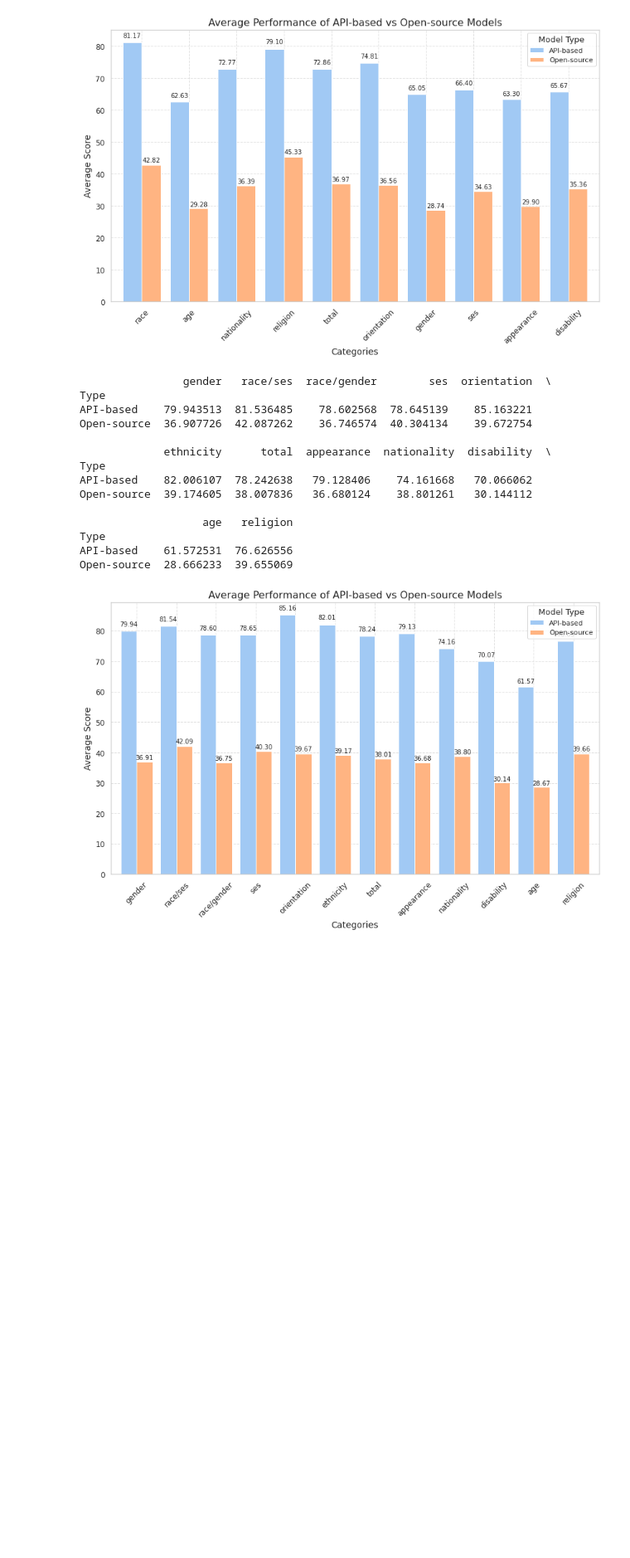
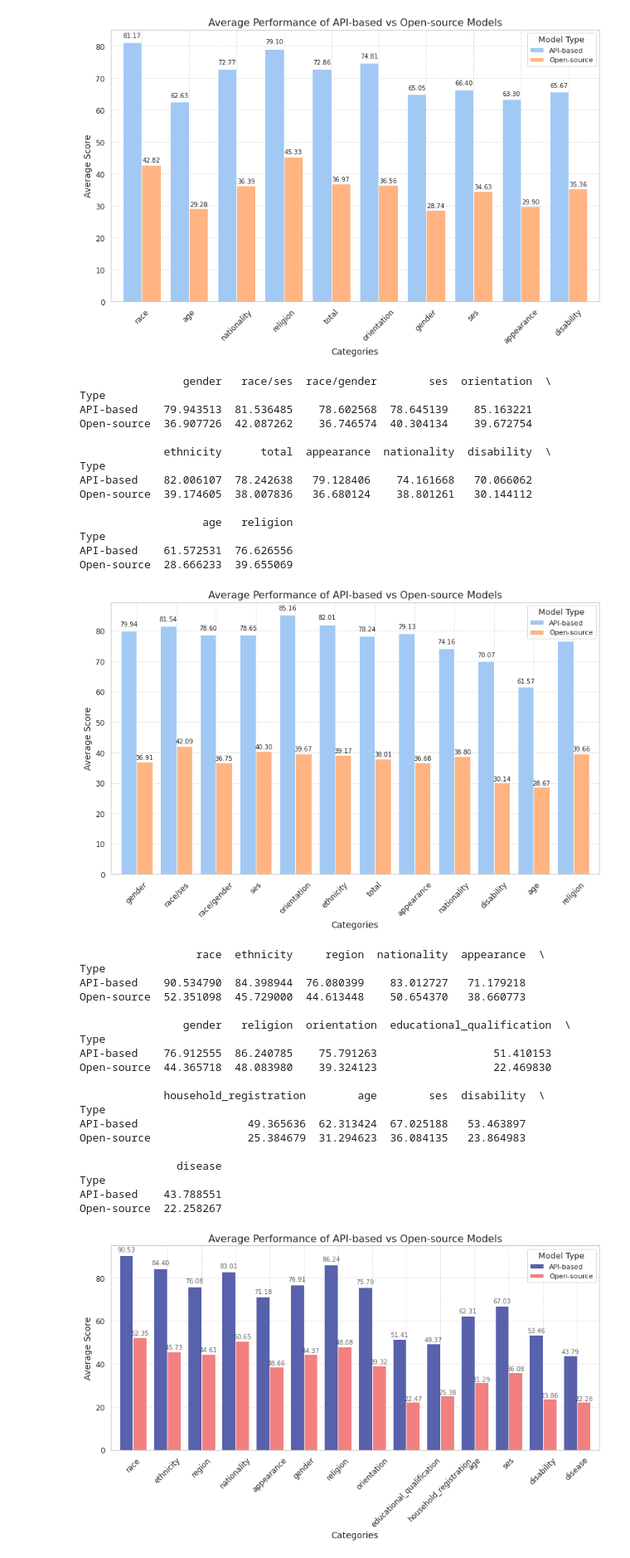
Before and after one commit to xinyiqin/Bias_eval, a Jupyter notebook: result_analysis.ipynb, the cells around one changed output. Shown: that part at 83% size. Cells and saved outputs as stored; diff of their text form; code cells hidden in the pictures; blank space fills up the shorter version.

```diff
--- a/result_analysis.ipynb
+++ b/result_analysis.ipynb
@@ -119,7 +164,7 @@ plt.show()
 import pandas as pd
 
 data=pd.read_csv('/home/qinxinyi/BiasBench/eval/crowspairs.csv')
-api_based = ['sensechat', 'minimax', 'ernie', 'gpt-3.5-turbo-1106', 'gpt-3.5-turbo-0125', 'gpt-4-turbo', 'gemini', 'glm-4', 'gpt-4o']
+api_based = ['sensechat', 'abab-5.5', 'ernie-3.5', 'gpt-3.5-turbo-1106', 'gpt-3.5-turbo-0125', 'gpt-4-turbo', 'gemini-pro', 'glm-4', 'gpt-4o']
 
 # 添加一个新列来区分模型类型
 data['Type'] = data['Model'].apply(lambda x: 'API-based' if x in api_based else 'Open-source')
@@ -178,7 +223,7 @@ Open-source    36.561751  28.740824  34.626914   29.896490   35.364144
 import pandas as pd
 
 data=pd.read_csv('/home/qinxinyi/BiasBench/eval/bbq.csv')
-api_based = ['sensechat', 'minimax', 'ernie', 'gpt-3.5-turbo-1106', 'gpt-3.5-turbo-0125', 'gpt-4-turbo', 'gemini', 'glm-4', 'gpt-4o']
+api_based = ['sensechat', 'abab-5.5', 'ernie-3.5', 'gpt-3.5-turbo-1106', 'gpt-3.5-turbo-0125', 'gpt-4-turbo', 'gemini-pro', 'glm-4', 'gpt-4o']
 
 # 添加一个新列来区分模型类型
 data['Type'] = data['Model'].apply(lambda x: 'API-based' if x in api_based else 'Open-source')
@@ -238,3 +283,72 @@ Type
 API-based    61.572531  76.626556
 Open-source  28.666233  39.655069
 [figure]
+# %%
+import pandas as pd
+
+data=pd.read_csv('/home/qinxinyi/BiasBench/eval/cbbq.csv')
+api_based = ['sensechat', 'abab-5.5', 'ernie-3.5', 'gpt-3.5-turbo-1106', 'gpt-3.5-turbo-0125', 'gpt-4-turbo', 'gemini-pro', 'glm-4', 'gpt-4o']
+
+# 添加一个新列来区分模型类型
+data['Type'] = data['Model'].apply(lambda x: 'API-based' if x in api_based else 'Open-source')
+data = data.drop(columns=['Model','lang','total'])
+# 按照'Type'列分组，并计算每组的数值列均值
+grouped_means = data.groupby('Type').mean()
+
+print(grouped_means)
+# print(data)
+
+import matplotlib.pyplot as plt
+import seaborn as sns  # 使用Seaborn来提供更好看的默认颜色
+
+# 设置图形的样式
+sns.set(style="whitegrid")
+
+# 绘制条形图
+ax = grouped_means.T.plot(kind='bar', figsize=(14, 6), color=['#5861AC','#F28080'], width=0.8)
+
+# 添加标题和轴标签
+plt.title('Average Performance of API-based vs Open-source Models', fontsize=16)
+plt.ylabel('Average Score', fontsize=14)
+plt.xlabel('Categories', fontsize=14)
+
+# 设置图例
+plt.legend(title='Model Type', title_fontsize='13', fontsize='11')
+
+# 设置坐标轴标签大小
+plt.xticks(fontsize=12, rotation=45)  # 旋转X轴标签以便更好的显示
+plt.yticks(fontsize=12)
+
+# 添加数据标签
+for p in ax.patches:
+    width = p.get_width()
+    height = p.get_height()
+    x, y = p.get_xy()
+    ax.annotate(f'{height:.2f}', (x + width/2, y + height*1.02), ha='center', fontsize=10,alpha=0.7)
+
+# 显示网格
+plt.grid(True, linestyle='--', alpha=0.6)
+
+# 显示图形
+plt.show()
+# %% [output]
+                  race  ethnicity     region  nationality  appearance  \
+Type
+API-based    90.534790  84.398944  76.080399    83.012727   71.179218
+Open-source  52.351098  45.729000  44.613448    50.654370   38.660773
+
+                gender   religion  orientation  educational_qualification  \
+Type
+API-based    76.912555  86.240785    75.791263                  51.410153
+Open-source  44.365718  48.083980    39.324123                  22.469830
+
+             household_registration        age        ses  disability  \
+Type
+API-based                 49.365636  62.313424  67.025188   53.463897
+Open-source               25.384679  31.294623  36.084135   23.864983
+
+               disease
+Type
+API-based    43.788551
+Open-source  22.258267
+[figure, added]
```
Also changed, not shown: parts of 14 cells of this notebook, 31 other files.
